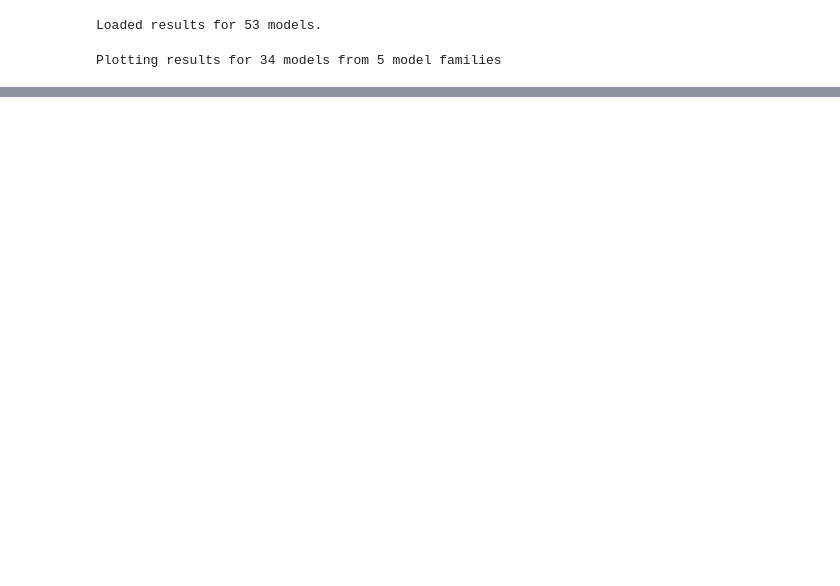
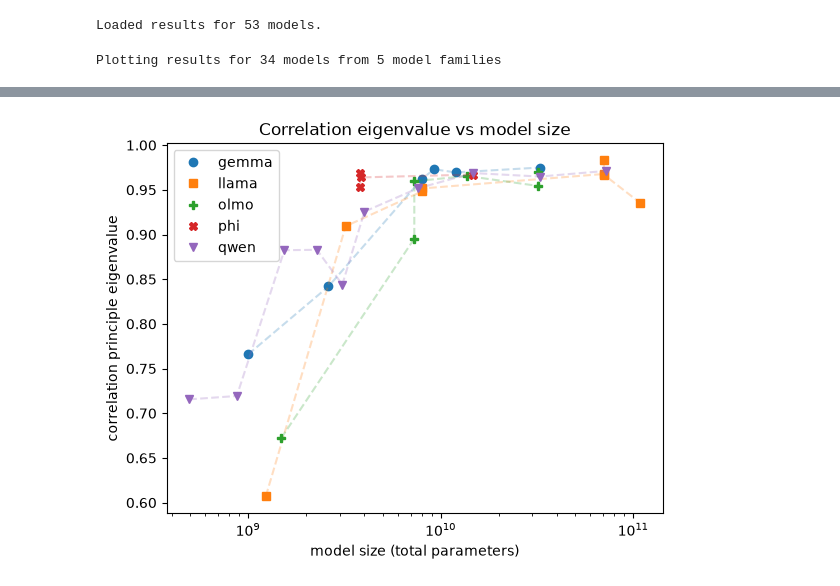
Before and after one commit to cscheffler/elicit-model-beliefs, a Jupyter notebook: present-figure-1.ipynb, the cells around one changed output, grey strips where cells are left out. Saved outputs shown, nothing was run; the diff lists cells and outputs as text; code cells hidden in the pictures; blank space fills up the shorter version.

```diff
--- a/present-figure-1.ipynb
+++ b/present-figure-1.ipynb
@@ -193,0 +205,16 @@ plt.show()
+# %%
+plt.figure()
+plt.title('Correlation eigenvalue vs model size')
+for label_index, label in enumerate(unique):
+    x = np.array([plot_size[i] for i in range(len(plot_labels)) if plot_labels[i] == label])
+    y = np.array([plot_correig[i] for i in range(len(plot_labels)) if plot_labels[i] == label])
+    i = np.argsort(x)
+    marker = marker_map[label]
+    plt.semilogx(x[i], y[i], marker=marker, label=label, linestyle='none', color=f'C{label_index}')
+    plt.semilogx(x[i], y[i], marker='none', linestyle='--', alpha=0.25, color=f'C{label_index}')
+plt.legend()
+plt.xlabel(r'model size (total parameters)')
+plt.ylabel(r'correlation principle eigenvalue')
+plt.show()
+# %% [output]
+[figure, added]
```
Also changed, not shown: parts of 8 cells of this notebook, 3 other files.
